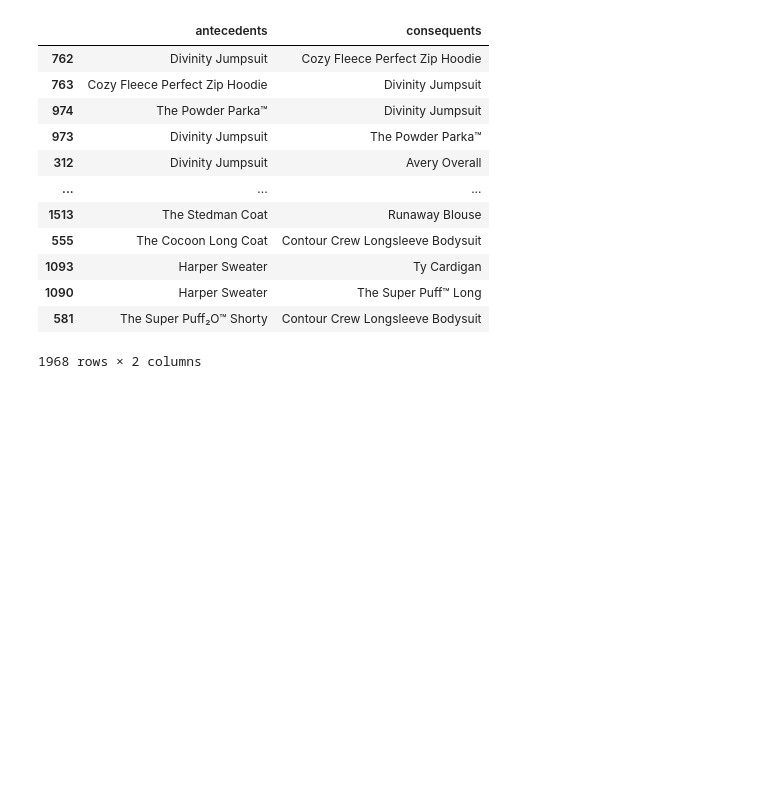
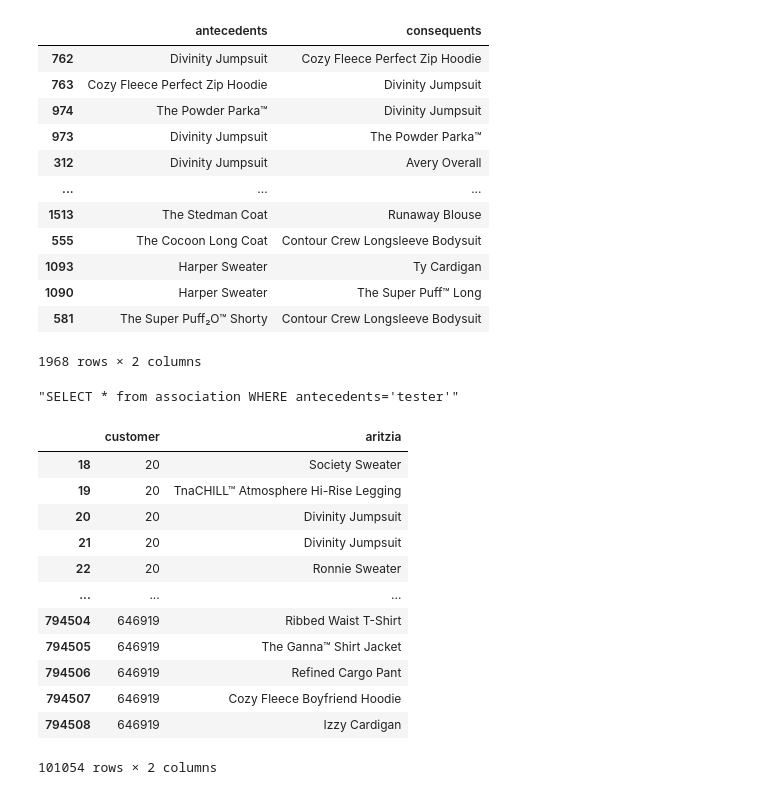
Before and after one commit to shlrley/girlCode, a Jupyter notebook: eda/eda_nb.ipynb, the cells around one changed output. Cells and saved outputs as stored; diff of their text form; code cells hidden in the pictures; blank space fills up the shorter version.

```diff
--- a/eda/eda_nb.ipynb
+++ b/eda/eda_nb.ipynb
@@ -522,0 +523,22 @@ ar_rules_items.to_csv('../dataset/aritzia_rules.csv')
+# %%
+name = 'tester'
+f"SELECT * from association WHERE antecedents='{name}'"
+# %% [output]
+"SELECT * from association WHERE antecedents='tester'"
+# %%
+aritzia = aritzia.astype({'customer': int})
+aritzia
+# %% [output]
+|  | customer | aritzia |
+| 18 | 20 | Society Sweater |
+| 19 | 20 | TnaCHILL™ Atmosphere Hi-Rise Legging |
+| 20 | 20 | Divinity Jumpsuit |
+| 21 | 20 | Divinity Jumpsuit |
+| 22 | 20 | Ronnie Sweater |
+| ... | ... | ... |
+| 794504 | 646919 | Ribbed Waist T-Shirt |
+| 794505 | 646919 | The Ganna™ Shirt Jacket |
+| 794506 | 646919 | Refined Cargo Pant |
+| 794507 | 646919 | Cozy Fleece Boyfriend Hoodie |
+| 794508 | 646919 | Izzy Cardigan |
+101054 rows × 2 columns
```
Also changed, not shown: parts of 2 cells of this notebook, 10 other files.
